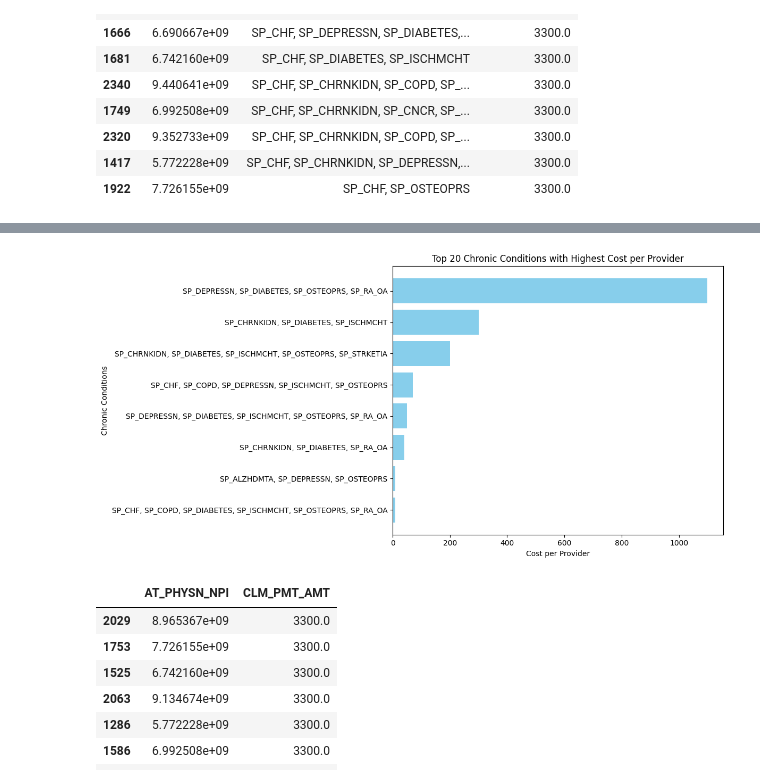
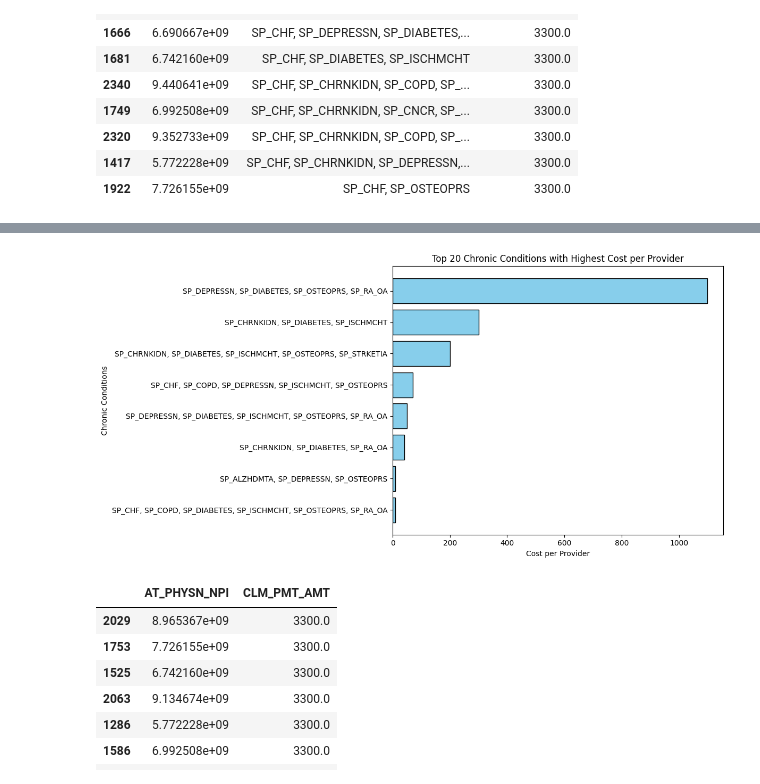
Before and after one commit to suvigyajain0101/Claims, a Jupyter notebook: EDA.ipynb, the cells around one changed output, grey strips where cells are left out. Cells and saved outputs as stored; diff of their text form; code cells hidden in the pictures.

```diff
--- a/EDA.ipynb
+++ b/EDA.ipynb
@@ -343,20 +343,20 @@ cost_per_provider_pdf['Cost_per_Provider'] = cost_per_provider_pdf['CLM_PMT_AMT'
 # %%
 # Sort the DataFrame by 'Cost' in descending order and select the top 20 rows
 top_20_combinations = cost_per_provider_pdf.sort_values(by='Cost_per_Provider', ascending=False)
 
 # Create a bar chart for the top 20 conditions
 plt.figure(figsize=(12, 6))
-plt.barh(top_20_combinations['Chronic_Conditions'], top_20_combinations['Cost_per_Provider'], color='skyblue')
+plt.barh(top_20_combinations['Chronic_Conditions'], top_20_combinations['Cost_per_Provider'], color='skyblue', edgecolor='black')
 plt.xlabel('Cost per Provider')
 plt.ylabel('Chronic Conditions')
 plt.title('Top 20 Chronic Conditions with Highest Cost per Provider')
 plt.gca().invert_yaxis()  # Invert y-axis for better readability
 plt.tight_layout()
 
 # Display the plot
 plt.show()
 # %% [output]
-[figure, old version]
+[figure, new version]
 # %%
 # 4 - Which providers are consistently expensive across chronic illnesses they treat?
 
```
Also changed, not shown: parts of 3 cells of this notebook.
